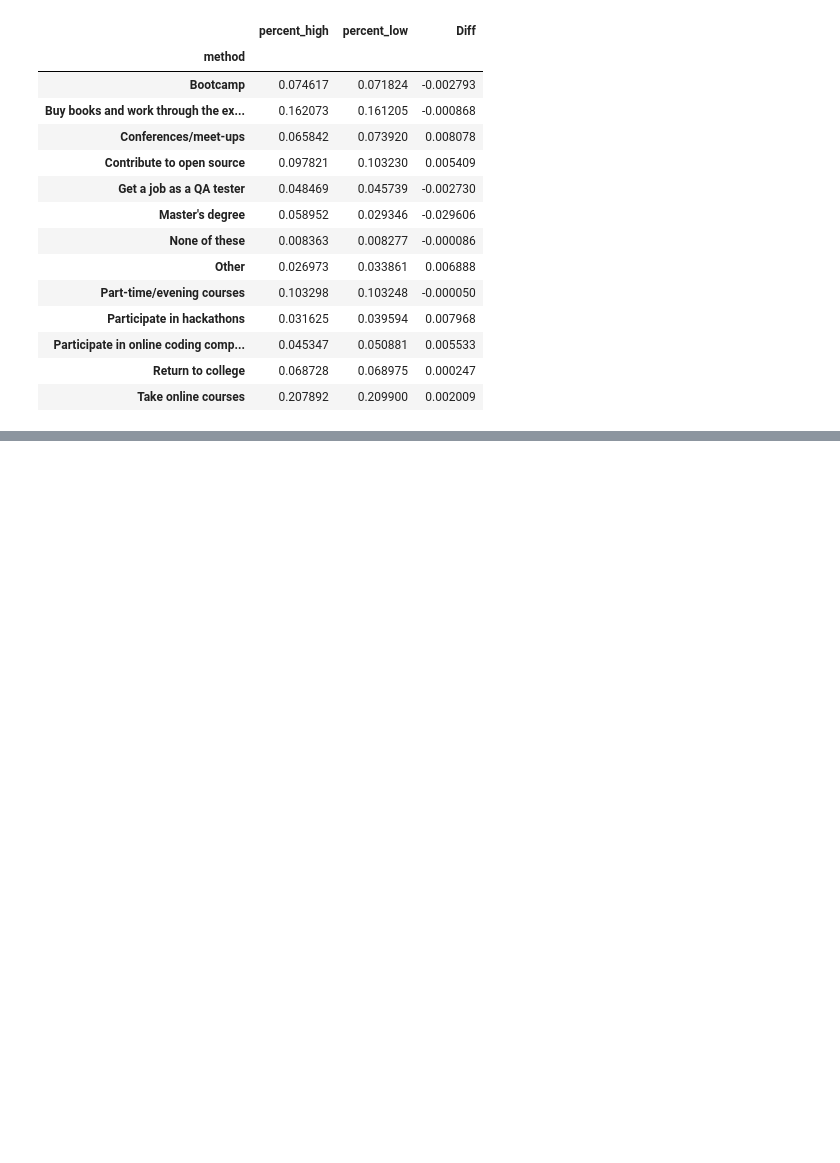
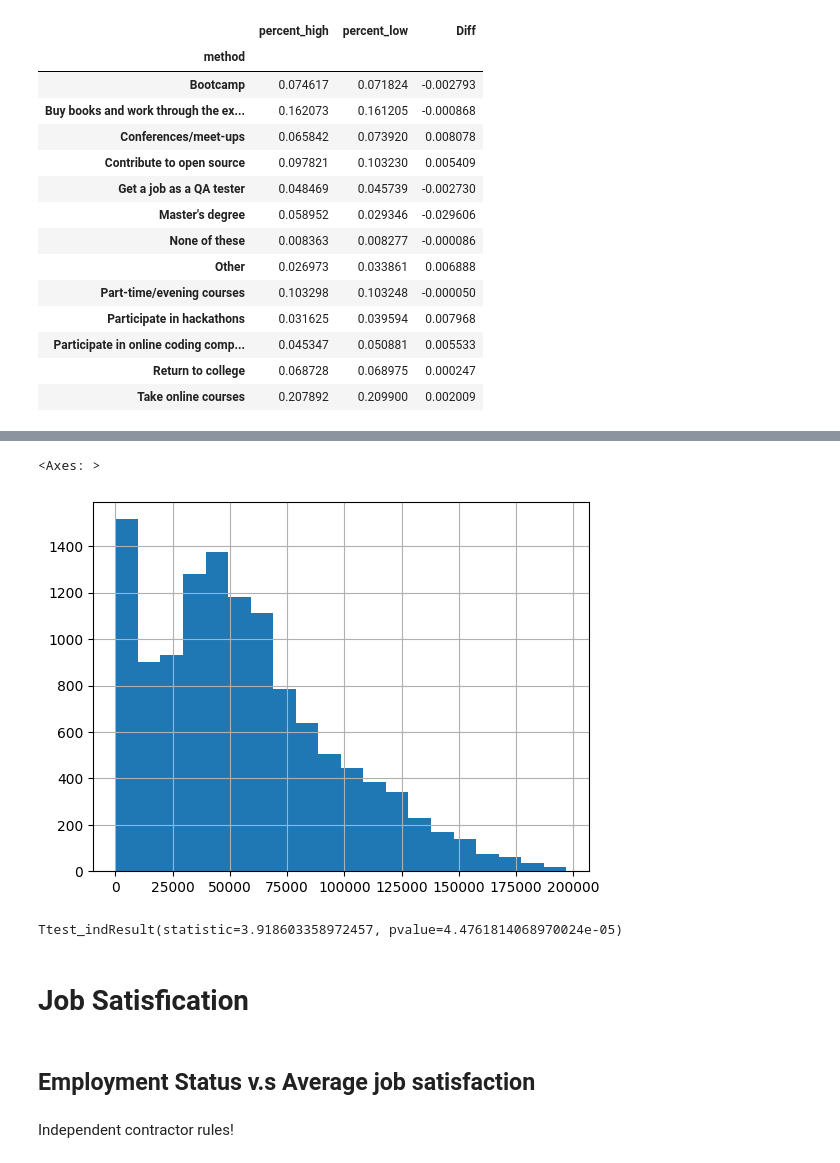
Before and after one commit to zhukuixi/Udacity_DataScientistNanoDegree, a Jupyter notebook: Chapter1.ipynb, the cells around one changed output, grey strips where cells are left out. Saved outputs shown, nothing was run; the diff lists cells and outputs as text; code cells hidden in the pictures; blank space fills up the shorter version.

```diff
--- a/Chapter1.ipynb
+++ b/Chapter1.ipynb
@@ -106,0 +203,15 @@ combine_per.style.bar(subset=['Diff'], align='mid', color=['#d65f5f', '#5fba7d']
+# %%
+df_nobootcamp['Salary'].hist(bins=20)
+# %% [output]
+<Axes: >
+[figure, added]
+# %%
+stats.ttest_ind(df_bootcamp['Salary'].dropna(),df_nobootcamp['Salary'].dropna(),alternative="greater")
+# %% [output]
+Ttest_indResult(statistic=3.918603358972457, pvalue=4.4761814068970024e-05)
+# %% [markdown]
+# Job Satisfication
+# %% [markdown]
+## Employment Status v.s Average job satisfaction
+# %% [markdown]
+Independent contractor rules!
```
Also changed, not shown: parts of 17 cells of this notebook.
